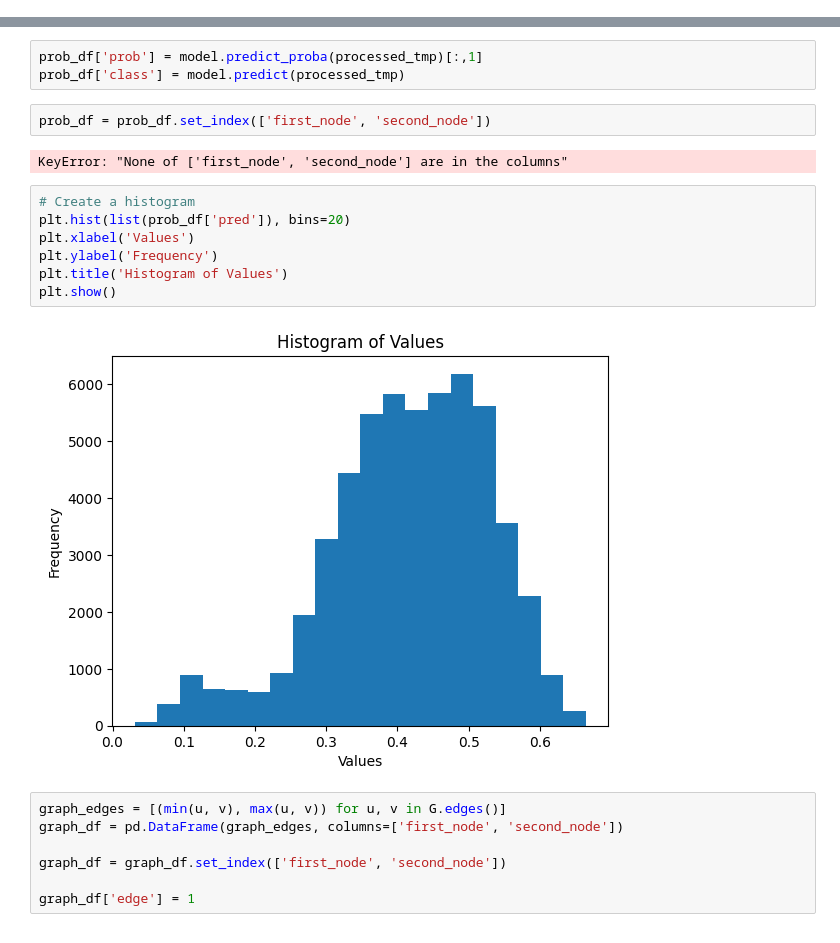
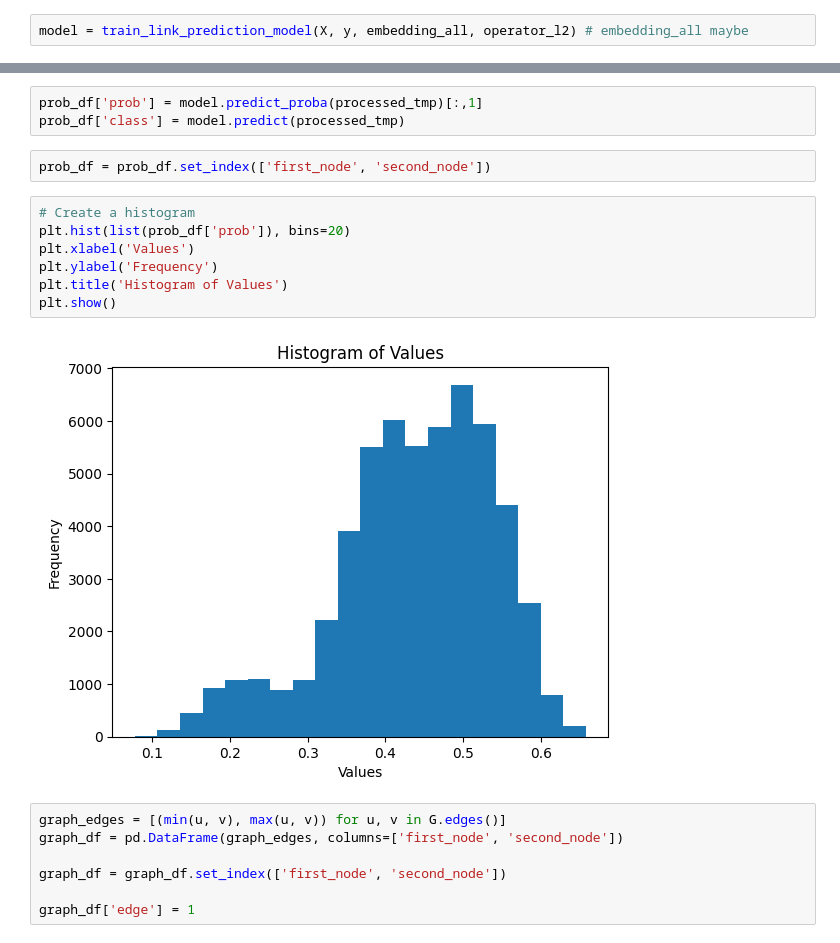
Before and after one commit to geakos01/friend_recommender, a Jupyter notebook: UsedNotebook.ipynb, the cells around one changed output, grey strips where cells are left out. Cells and saved outputs as stored; diff of their text form.

Commit message:
Added Predictions - Ákos

```diff
--- a/UsedNotebook.ipynb
+++ b/UsedNotebook.ipynb
@@ -346 +394,3 @@ model = train_link_prediction_model(X, y, graph, operator_l2) # embedding_all ma
+# %%
+model = train_link_prediction_model(X, y, embedding_all, operator_l2) # embedding_all maybe
 # %%
@@ -366,17 +413,15 @@ prob_df['prob'] = model.predict_proba(processed_tmp)[:,1]
 prob_df['class'] = model.predict(processed_tmp)
 # %%
 prob_df = prob_df.set_index(['first_node', 'second_node'])
-# %% [output]
-KeyError: "None of ['first_node', 'second_node'] are in the columns"
 # %%
 # Create a histogram
-plt.hist(list(prob_df['pred']), bins=20)
+plt.hist(list(prob_df['prob']), bins=20)
 plt.xlabel('Values')
 plt.ylabel('Frequency')
 plt.title('Histogram of Values')
 plt.show()
 # %% [output]
-[figure, old version]
+[figure, new version]
 # %%
 graph_edges = [(min(u, v), max(u, v)) for u, v in G.edges()]
 graph_df = pd.DataFrame(graph_edges, columns=['first_node', 'second_node'])
```
Also changed, not shown: parts of 19 cells of this notebook.
